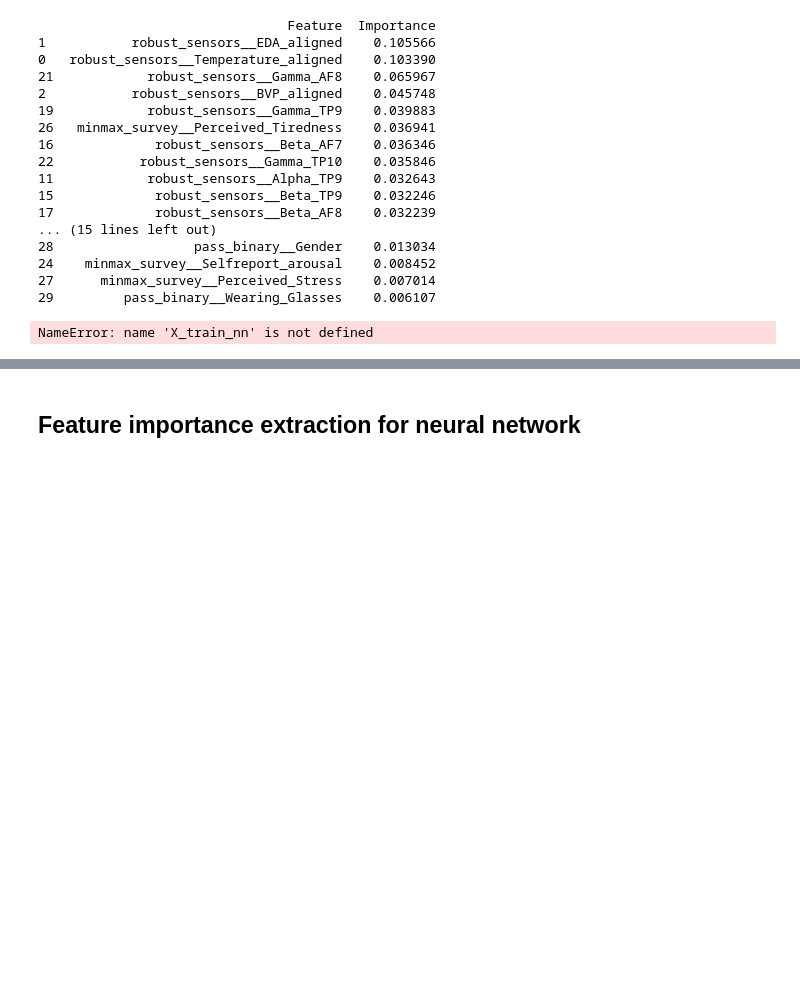
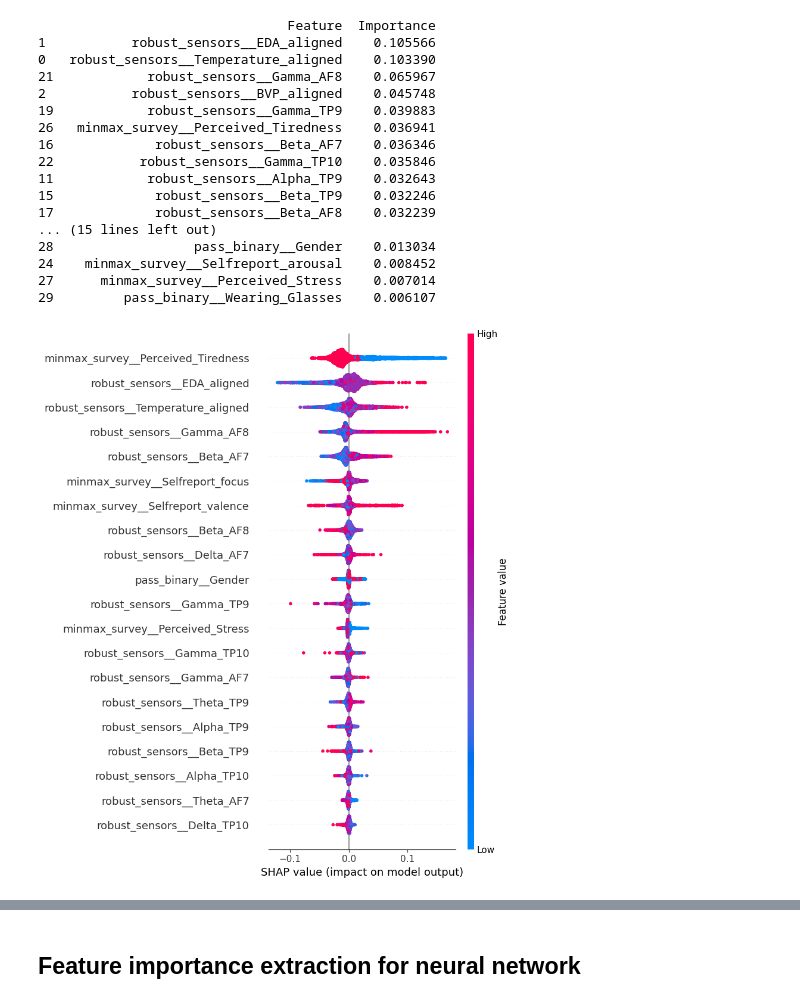
Before and after one commit to alonso284/FER-Study, a Jupyter notebook: model-experimentation/model_exploration.ipynb, the cells around one changed output, grey strips where cells are left out. Saved outputs shown, nothing was run; the diff lists cells and outputs as text; code cells hidden in the pictures; blank space fills up the shorter version.

```diff
--- a/model-experimentation/model_exploration.ipynb
+++ b/model-experimentation/model_exploration.ipynb
@@ -564,22 +564,22 @@ print(rf_importance_df)
 # %%
 # SHAP (SHapley Additive exPlanations)
 import shap
 
 # 1. Summarize the background data so the explainer runs in seconds, not hours
-background_data = shap.sample(X_train_nn, 50)
+background_data = shap.sample(X_train_rf, 50)
 
 # 2. Create an explainer for the Random Forest model
 # Note: We use X_train_rf because the model was trained on the reduced feature set
-explainer = shap.TreeExplainer(rf_reg.predict, data=background_data)
+explainer = shap.TreeExplainer(rf_reg)
 
 # 3. Calculate SHAP values for the test set
 shap_values = explainer.shap_values(X_test_rf)
 
 # 4. Plot the summary
 # We pass the selected feature names so the plot is readable
 shap.summary_plot(shap_values, X_test_rf, feature_names=selected_feature_names)
 # %% [output]
-NameError: name 'X_train_nn' is not defined
+[figure, added]
 # %%
 from sklearn.inspection import PartialDependenceDisplay
 import matplotlib.pyplot as plt
```
Also changed, not shown: parts of 4 cells of this notebook.
